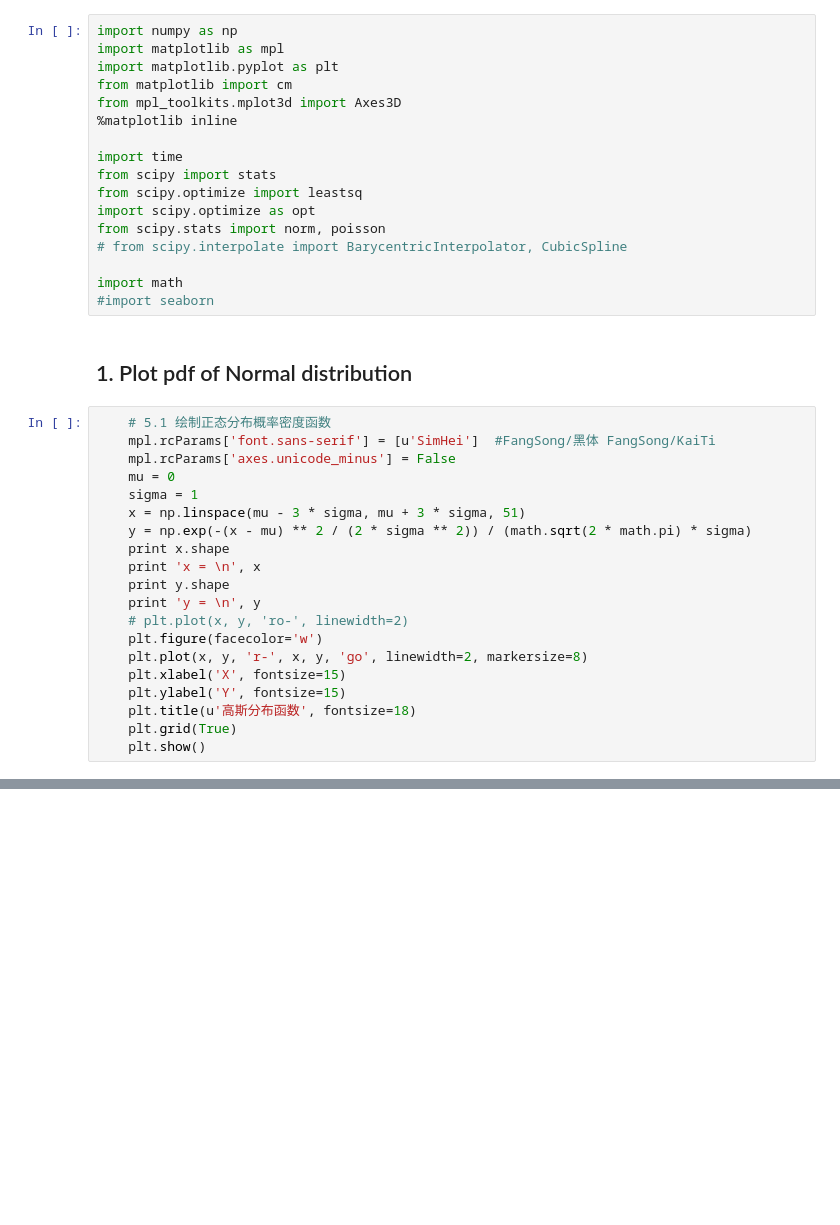
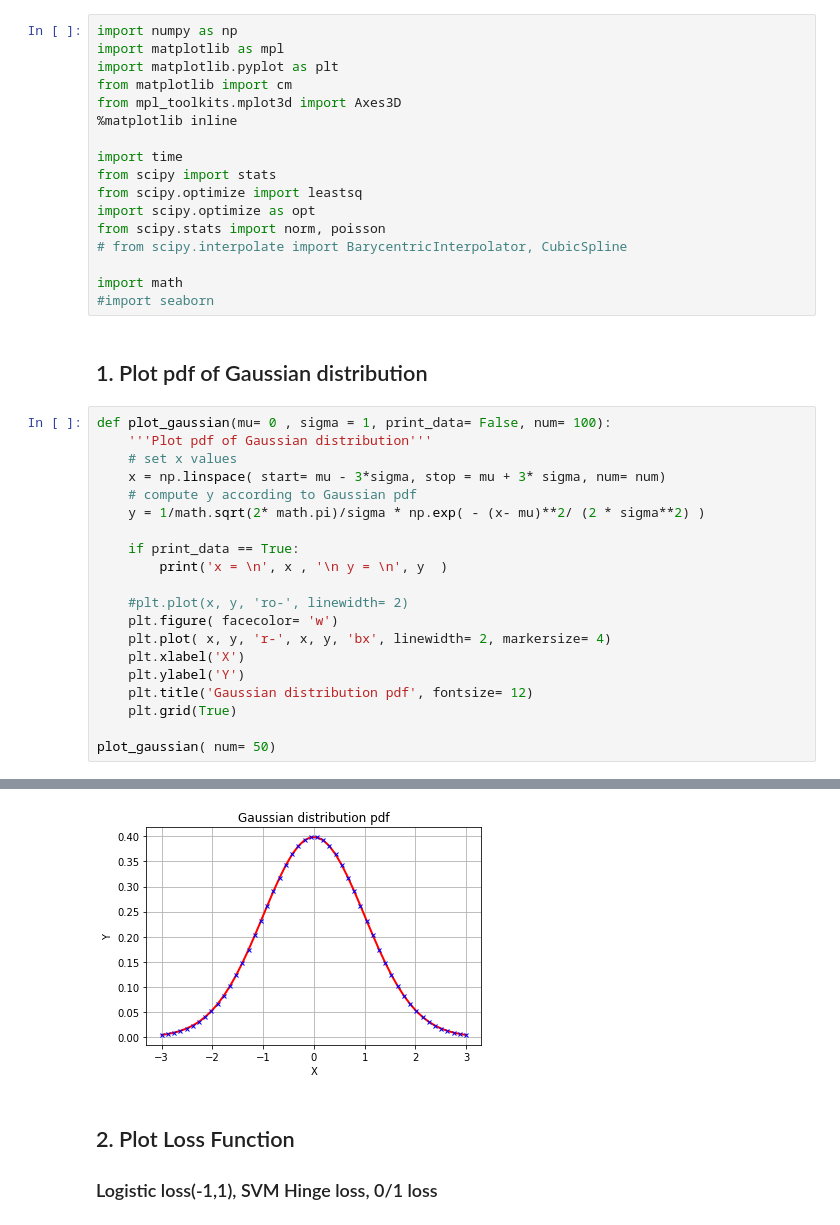
Before and after one commit to tukichen/Machine-Learning, a Jupyter notebook: Visualization with python.ipynb, the cells around one changed output, grey strips where cells are left out. Cells and saved outputs as stored; diff of their text form; blank space fills up the shorter version.

```diff
--- a/Visualization with python.ipynb
+++ b/Visualization with python.ipynb
@@ -18,25 +18,25 @@ from scipy.stats import norm, poisson
 import math
 #import seaborn
 # %% [markdown]
-## 1. Plot pdf of Normal distribution
+## 1. Plot pdf of Gaussian distribution
 # %%
-    # 5.1 绘制正态分布概率密度函数
-    mpl.rcParams['font.sans-serif'] = [u'SimHei']  #FangSong/黑体 FangSong/KaiTi
-    mpl.rcParams['axes.unicode_minus'] = False
-    mu = 0
-    sigma = 1
-    x = np.linspace(mu - 3 * sigma, mu + 3 * sigma, 51)
-    y = np.exp(-(x - mu) ** 2 / (2 * sigma ** 2)) / (math.sqrt(2 * math.pi) * sigma)
-    print x.shape
-    print 'x = \n', x
-    print y.shape
-    print 'y = \n', y
-    # plt.plot(x, y, 'ro-', linewidth=2)
-    plt.figure(facecolor='w')
-    plt.plot(x, y, 'r-', x, y, 'go', linewidth=2, markersize=8)
-    plt.xlabel('X', fontsize=15)
-    plt.ylabel('Y', fontsize=15)
-    plt.title(u'高斯分布函数', fontsize=18)
+def plot_gaussian(mu= 0 , sigma = 1, print_data= False, num= 100):
+    '''Plot pdf of Gaussian distribution'''
+    # set x values
+    x = np.linspace( start= mu - 3*sigma, stop = mu + 3* sigma, num= num)
+    # compute y according to Gaussian pdf
+    y = 1/math.sqrt(2* math.pi)/sigma * np.exp( - (x- mu)**2/ (2 * sigma**2) )
+
+    if print_data == True:
+        print('x = \n', x , '\n y = \n', y  )
+
+    #plt.plot(x, y, 'ro-', linewidth= 2)
+    plt.figure( facecolor= 'w')
+    plt.plot( x, y, 'r-', x, y, 'bx', linewidth= 2, markersize= 4)
+    plt.xlabel('X')
+    plt.ylabel('Y')
+    plt.title('Gaussian distribution pdf', fontsize= 12)
     plt.grid(True)
-    plt.show()
+
+plot_gaussian( num= 50)
 # %% [output]
@@ -44 +43,5 @@ SyntaxError: Missing parentheses in call to 'print' (<ipython-input-2-539980cccf
+[figure, added]
+# %% [markdown]
+## 2. Plot Loss Function
+### Logistic loss(-1,1), SVM Hinge loss, 0/1 loss
 # %%
```
Also changed, not shown: parts of 22 cells of this notebook.
